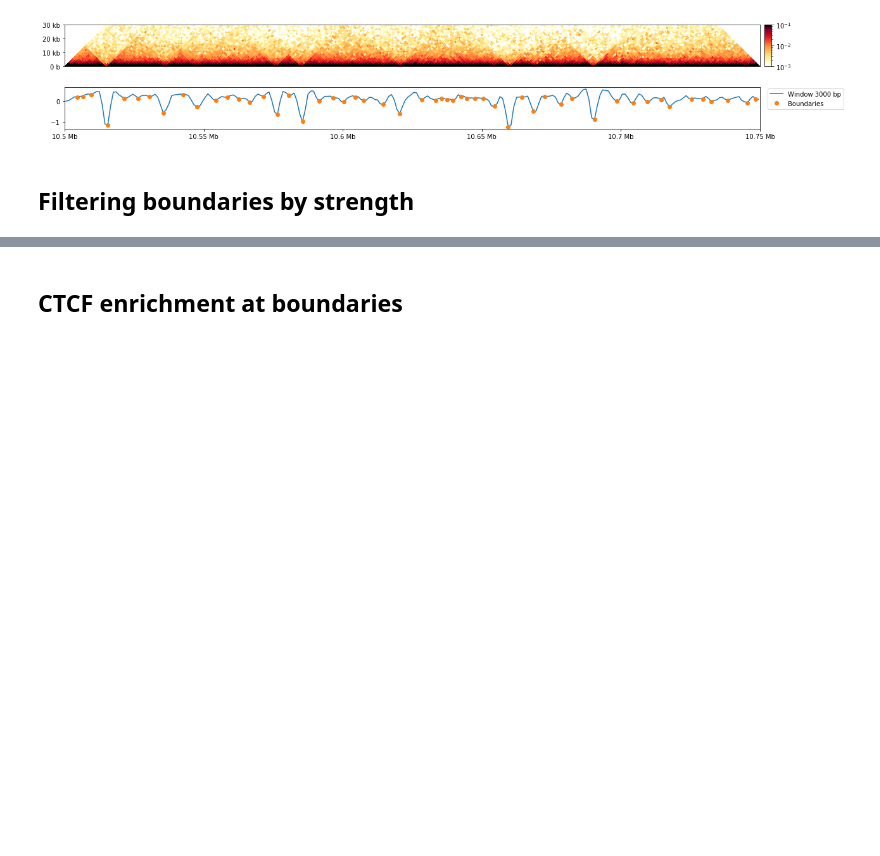
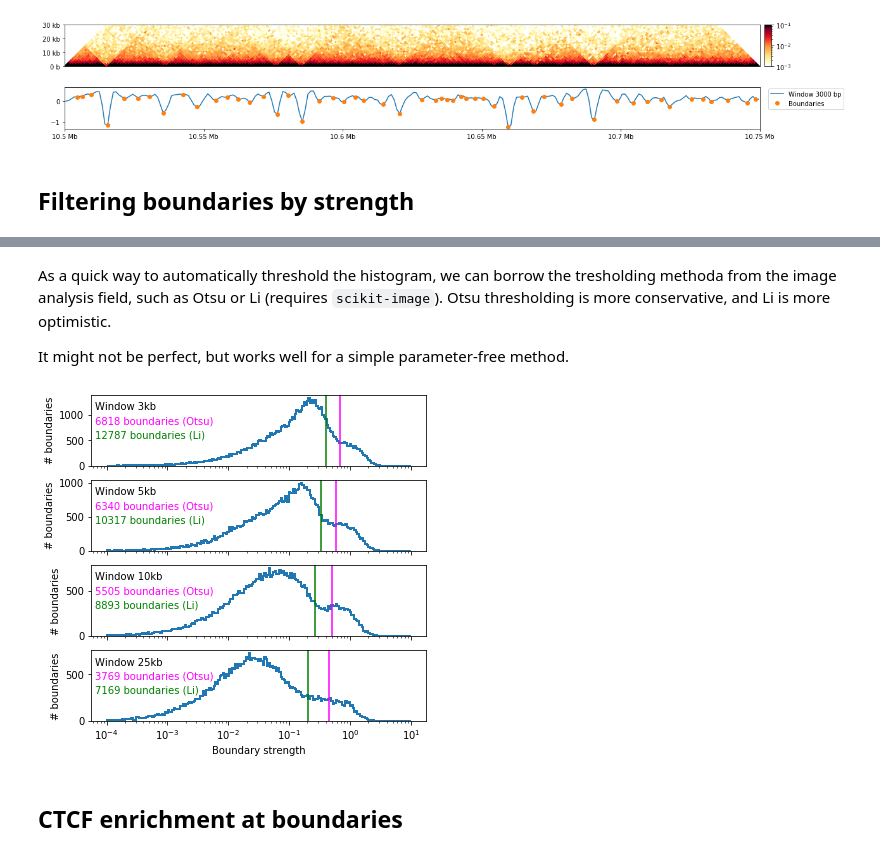
Before and after one commit to open2c/open2c_examples, a Jupyter notebook: Insulation_and_boundaries.ipynb, the cells around one changed output, grey strips where cells are left out. Drawn from its saved outputs; the diff is of its cells as text; code cells hidden in the pictures; blank space fills up the shorter version.

```diff
--- a/Insulation_and_boundaries.ipynb
+++ b/Insulation_and_boundaries.ipynb
@@ -196,2 +198,49 @@ axs[-1].set(xlabel='Boundary strength');
+# %% [markdown]
+As a quick way to automatically threshold the histogram, we can borrow the tresholding methoda from the image analysis field, such as Otsu or Li (requires `scikit-image`). Otsu thresholding is more conservative, and Li is more optimistic.
+
+It might not be perfect, but works well for a simple parameter-free method.
+# %%
+from skimage.filters import threshold_li, threshold_otsu
+
+f, axs = plt.subplots(len(windows), 1, sharex=True, figsize=(6,6))
+thresholds_li = {}
+thresholds_otsu = {}
+for i, (w, ax) in enumerate(zip(windows, axs)):
+    ax.hist(
+        insulation[f'boundary_strength_{w}'],
+        **histkwargs
+    )
+    thresholds_li[w] = threshold_li(insulation[f'boundary_strength_{w}'].dropna().values)
+    thresholds_otsu[w] = threshold_otsu(insulation[f'boundary_strength_{w}'].dropna().values)
+    n_boundaries_li = (insulation[f'boundary_strength_{w}'].dropna()>=thresholds_li[w]).sum()
+    n_boundaries_otsu = (insulation[f'boundary_strength_{w}'].dropna()>=thresholds_otsu[w]).sum()
+    ax.axvline(thresholds_li[w], c='green')
+    ax.axvline(thresholds_otsu[w], c='magenta')
+    ax.text(0.01, 0.9,
+             f'Window {w//1000}kb',
+             ha='left',
+             va='top',
+             transform=ax.transAxes)
+    ax.text(0.01, 0.7,
+            f'{n_boundaries_otsu} boundaries (Otsu)',
+            c='magenta',
+            ha='left',
+            va='top',
+            transform=ax.transAxes)
+    ax.text(0.01, 0.5,
+            f'{n_boundaries_li} boundaries (Li)',
+            c='green',
+            ha='left',
+            va='top',
+            transform=ax.transAxes)
+
+    ax.set(
+        xscale='log',
+        ylabel='# boundaries'
+    )
+
+axs[-1].set(xlabel='Boundary strength');
+# %% [output]
+[figure, added]
 # %% [markdown]
 ## CTCF enrichment at boundaries
```
Also changed, not shown: parts of 19 cells of this notebook.
